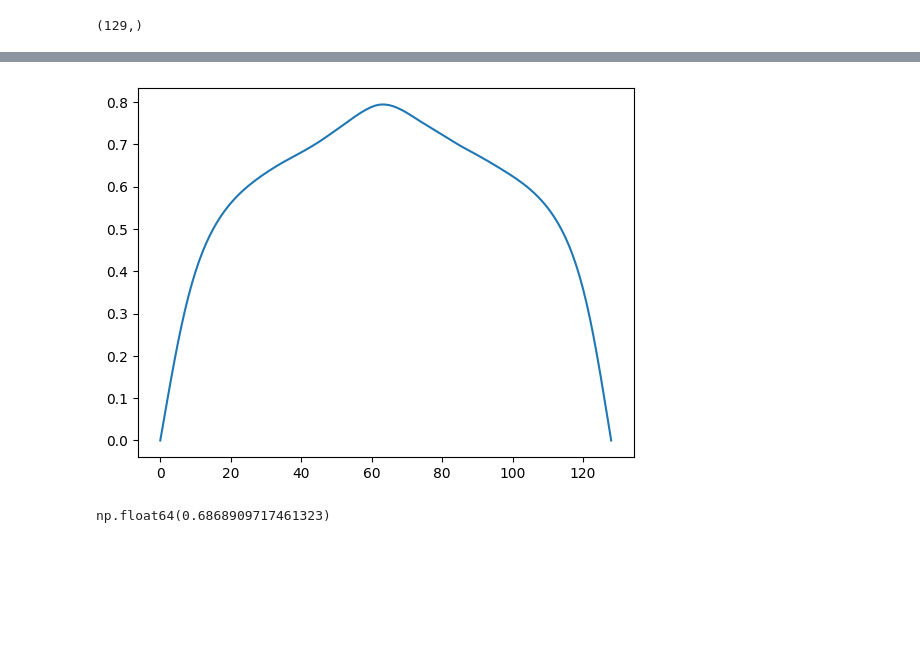
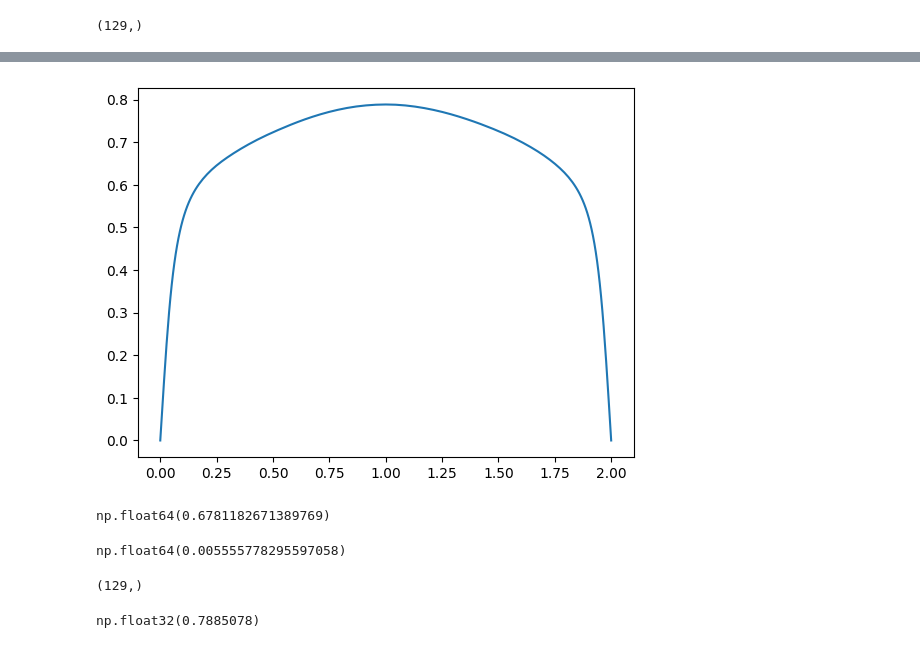
Before and after one commit to kz2wd/flow-diffuse, a Jupyter notebook: check_export.ipynb, the cells around one changed output, grey strips where cells are left out. Drawn from its saved outputs; the diff is of its cells as text; code cells hidden in the pictures; blank space fills up the shorter version.

```diff
--- a/check_export.ipynb
+++ b/check_export.ipynb
@@ -21,7 +21,7 @@ z.shape
 # %% [output]
 (1694, 5, 128, 129, 128)
 # %%
-data = z[500:510]
+data = z[510:1510:50]
 # %%
 data.shape
 # %% [output]
@@ -323,9 +364,17 @@ np.float64(137.37819434922648)
 # %%
-plt.plot(u_mean)
+plt.plot(y, u_mean)
 plt.show()
 # %% [output]
-[figure, old version]
+[figure, new version]
 # %%
 u_bulk
 # %% [output]
-np.float64(0.6868909717461323)
+np.float64(0.6781182671389769)
+# %%
+y[1]
+# %% [output]
+np.float64(0.005555778295597058)
+# %%
+u_mean.shape
+# %% [output]
+(129,)
@@ -331,0 +383,4 @@ np.float64(0.6868909717461323)
+# %%
+U_centerline
+# %% [output]
+np.float32(0.7885078)
```
Also changed, not shown: parts of 49 cells of this notebook, 1 other file.
